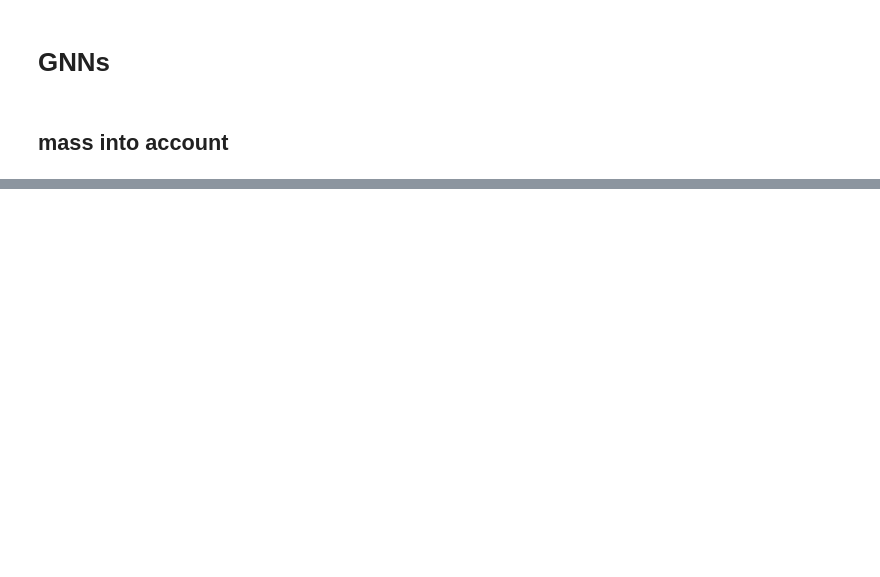
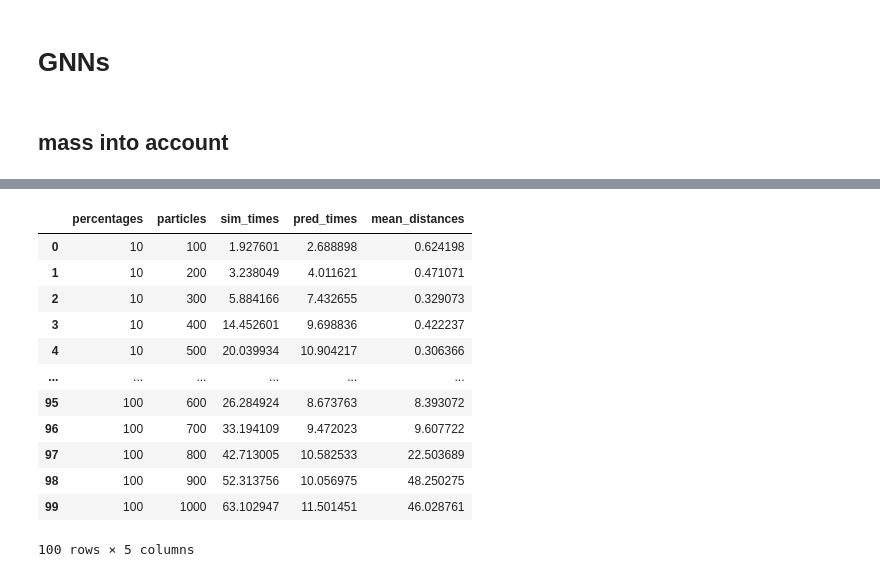
Before and after one commit to bikuta6/nbody-deep-sim, a Jupyter notebook: gnns.ipynb, the cells around one changed output, grey strips where cells are left out. Saved outputs shown, nothing was run; the diff lists cells and outputs as text; code cells hidden in the pictures; blank space fills up the shorter version.

```diff
--- a/gnns.ipynb
+++ b/gnns.ipynb
@@ -389,0 +368,39 @@ Prediction time: 4.77s
+# %%
+
+particles_nums = range(100, 1001, 100)
+sim_percentage = range(10, 101, 10)
+
+data = dict()
+data['percentages'] = []
+data['particles'] = []
+data['sim_times'] = []
+data['pred_times'] = []
+data['mean_distances'] = []
+scenes = []
+times_sim = []
+for n in particles_nums:
+    time_sim = time.time()
+    scene = generate_scene_1gal(n=n, M=1.5, R=2.0)
+    time_sim_end = time.time()
+    scenes.append(scene)
+    times_sim.append(time_sim_end - time_sim)
+
+print('Simulations done')
+
+for p in sim_percentage:
+    for n in particles_nums:
+        scene = scenes[particles_nums.index(n)]
+        data['percentages'].append(p)
+        data['particles'].append(n)
+        data['sim_times'].append(times_sim[particles_nums.index(n)])
+        start_pred = time.time()
+        pos_pred, acc_pred = generate_rollout_mixed(model, scene, n_steps=1000, dt=0.01, model_percentage=p/100)
+        end_pred = time.time()
+        data['pred_times'].append(end_pred - start_pred)
+        gt_pos = np.array([frame['pos'] for frame in scene['frames']])
+        mean_distance_per_step = [
+            mean_distance(torch.tensor(pos_pred[i]), torch.tensor(gt_pos[i])).item()
+            for i in range(len(pos_pred))
+        ]
+        data['mean_distances'].append(torch.tensor(mean_distance_per_step).mean().item())
+    print(f'{p}% done')
@@ -389,0 +423,16 @@ Prediction time: 4.77s
+# %%
+df
+# %% [output]
+|  | percentages | particles | sim_times | pred_times | mean_distances |
+| 0 | 10 | 100 | 1.927601 | 2.688898 | 0.624198 |
+| 1 | 10 | 200 | 3.238049 | 4.011621 | 0.471071 |
+| 2 | 10 | 300 | 5.884166 | 7.432655 | 0.329073 |
+| 3 | 10 | 400 | 14.452601 | 9.698836 | 0.422237 |
+| 4 | 10 | 500 | 20.039934 | 10.904217 | 0.306366 |
+| ... | ... | ... | ... | ... | ... |
+| 95 | 100 | 600 | 26.284924 | 8.673763 | 8.393072 |
+| 96 | 100 | 700 | 33.194109 | 9.472023 | 9.607722 |
+| 97 | 100 | 800 | 42.713005 | 10.582533 | 22.503689 |
+| 98 | 100 | 900 | 52.313756 | 10.056975 | 48.250275 |
+| 99 | 100 | 1000 | 63.102947 | 11.501451 | 46.028761 |
+100 rows × 5 columns
```
Also changed, not shown: parts of 7 cells of this notebook, 4 other files.
